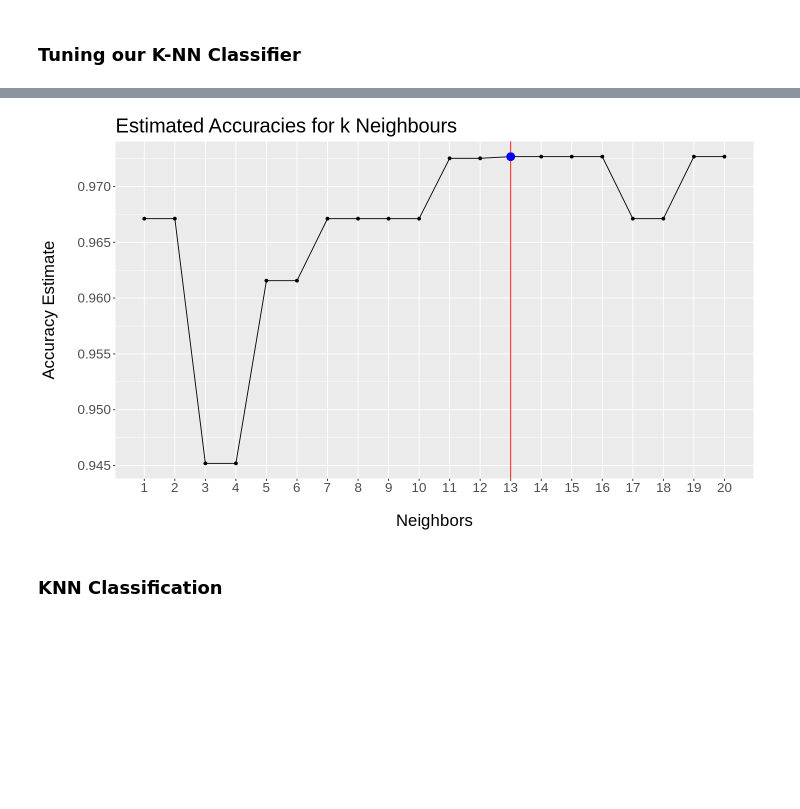
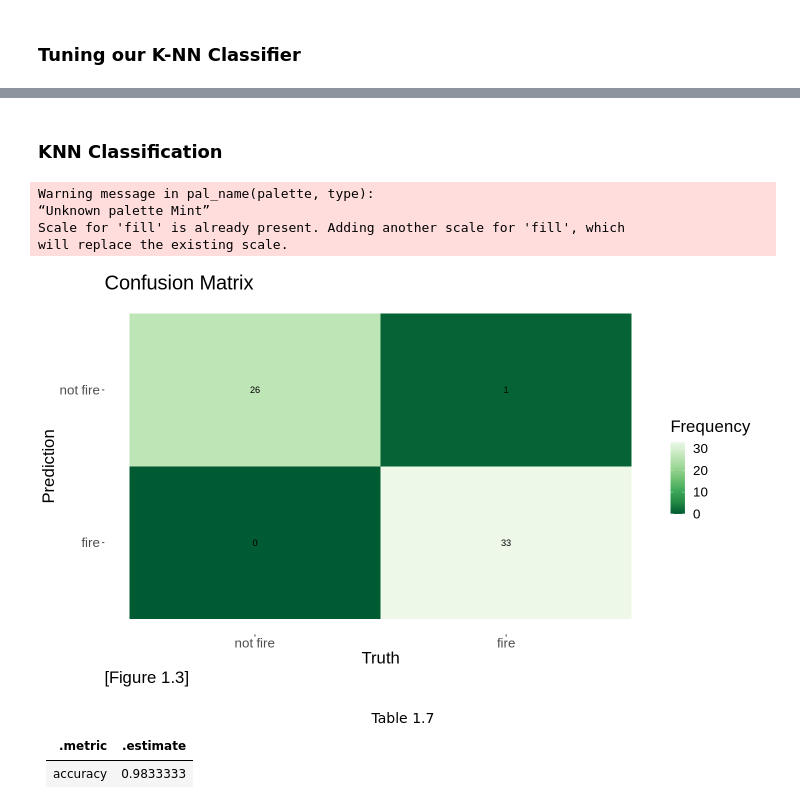
Before and after one commit to omertahi/DSCI100-Group26-Project, a Jupyter notebook: forest_fire_report.ipynb, the cells around one changed output, grey strips where cells are left out. Drawn from its saved outputs; the diff is of its cells as text; code cells hidden in the pictures; blank space fills up the shorter version.

```diff
--- a/forest_fire_report.ipynb
+++ b/forest_fire_report.ipynb
@@ -375,44 +426,42 @@ Visualization analysis:
-# %%
-set.seed(1)
-
-ff_recipe <- recipe(Classes ~ FFMC + ISI + Rain, data = ff_train) %>%
-    step_scale(all_predictors()) %>%
-    step_center(all_predictors())
-
-knn_spec <- nearest_neighbor(weight_func = "rectangular", neighbors = tune()) %>%
-    set_engine("kknn") %>%
-    set_mode("classification")
-
-ff_vfold <- vfold_cv(ff_train, v = 5, strata = Classes)
-gridvals <- tibble(neighbors = seq(1, 20))
-
-ff_results <- workflow() %>%
-    add_recipe(ff_recipe) %>%
-    add_model(knn_spec) %>%
-    tune_grid(resamples = ff_vfold, grid = gridvals) %>%
-    collect_metrics() %>%
-    filter(.metric == "accuracy")
-
-options(repr.plot.width = 12, repr.plot.height = 7)
-
-ky <- ff_results %>% filter(neighbors == 13) %>% select(mean) %>% pull()
-
-cross_val_plot <- ff_results %>%
-    ggplot(aes(x = neighbors, y = mean)) +
-    geom_point() +
-    geom_line() +
-    geom_vline(xintercept = 13, colour = "red") +
-    geom_point(aes(x=13, y= ky), size = 4, colour = "blue") +
-    labs(x = "\nNeighbors", y = "Accuracy Estimate\n", title = "Estimated Accuracies for k Neighbours") +
-    scale_x_continuous(limits = c(1, 20), breaks = seq(1, 20), minor_breaks = seq(1, 20, 1)) +
-    theme(text = element_text(size = 20))
-
-cross_val_plot
-
-# This visualization suggests that K=13 provides the highest and the most omptimal accuracy.
-# %% [output]
-[figure, removed]
 # %% [markdown]
 ### KNN Classification
+# %%
+knn_best_spec <- nearest_neighbor(weight_func = "rectangular", neighbors = 13) %>%
+    set_engine("kknn") %>%
+    set_mode("classification")
+
+ff_fit <- workflow() %>%
+  add_recipe(ff_recipe) %>%
+  add_model(knn_best_spec) %>%
+  fit(data = ff_train)
+
+ff_predictions <- predict(ff_fit, ff_test) %>%
+    bind_cols(ff_test)
+
+ff_acc <- ff_predictions %>%
+    metrics(truth = Classes, estimate = .pred_class) %>%
+    select(.metric, .estimate) %>%
+    head(1)
+
+ff_cm <- ff_predictions %>%
+    conf_mat(truth = Classes, estimate = .pred_class)
+
+autoplot(ff_cm, type = "heatmap") +
+    scale_fill_distiller(palette = "Mint", name = "Frequency") + #color blind friendly
+    labs(title = "Confusion Matrix", caption = "[Figure 1.3]") +
+    theme(legend.position = "right", text = element_text(size = 20),
+          plot.caption = element_text(size = 20, hjust = 0))
+# %% [output]
+Warning message in pal_name(palette, type):
+“Unknown palette Mint”
+Scale for 'fill' is already present. Adding another scale for 'fill', which
+will replace the existing scale.
+[figure, added]
+# %% [markdown]
+<div align="center"> Table 1.7 </div>
+
+|.metric  | .estimate|
+|:--------|---------:|
+|accuracy | 0.9833333|
 # %% [markdown]
 * Now, we conduct our KNN classification on the test set with the help of our trained model.
```
Also changed, not shown: parts of 36 cells of this notebook.
